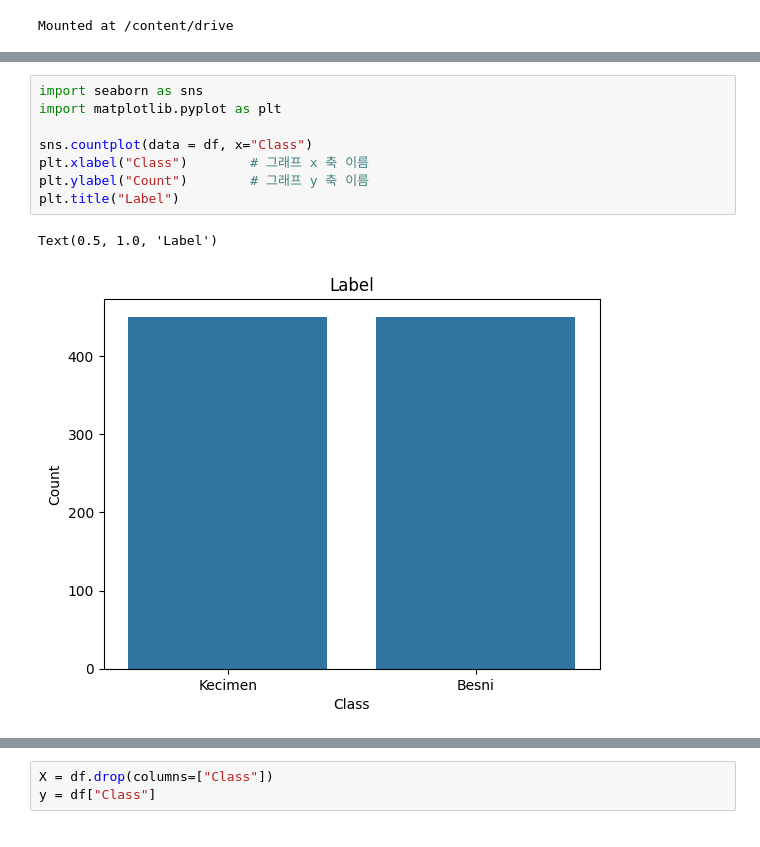
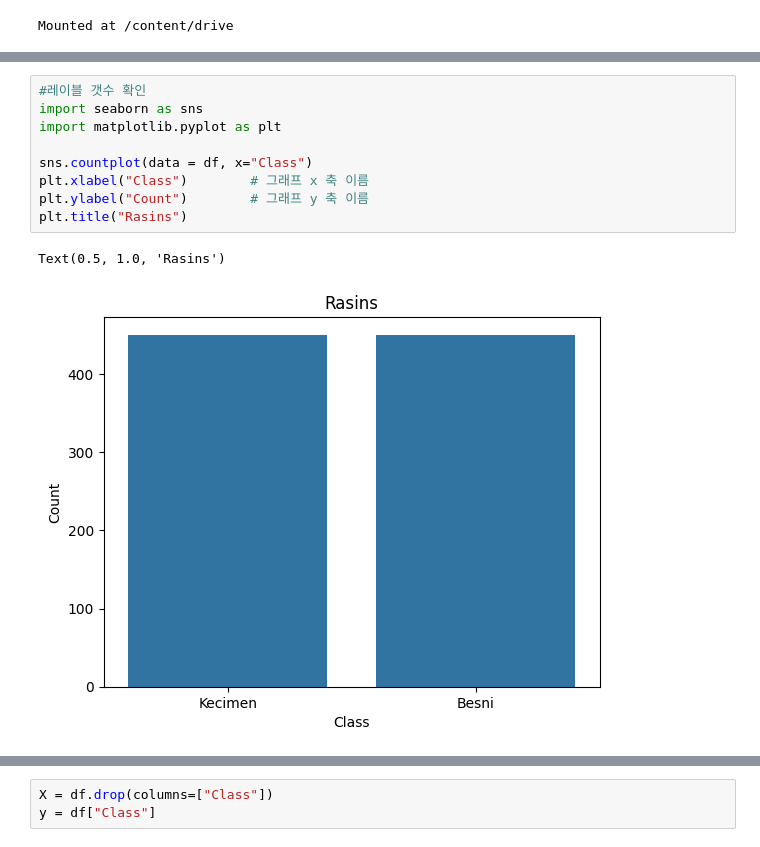
Before and after one commit to alslmini/Machine-Learning-Programming, a Jupyter notebook: 20250916실습/20250916_Rasin.ipynb, the cells around one changed output, grey strips where cells are left out. Drawn from its saved outputs; the diff is of its cells as text.

```diff
--- a/20250916실습/20250916_Rasin.ipynb
+++ b/20250916실습/20250916_Rasin.ipynb
@@ -47,11 +48,12 @@ dtype: int64
 # %%
+#레이블 갯수 확인
 import seaborn as sns
 import matplotlib.pyplot as plt
 
 sns.countplot(data = df, x="Class")
 plt.xlabel("Class")        # 그래프 x 축 이름
 plt.ylabel("Count")        # 그래프 y 축 이름
-plt.title("Label")
+plt.title("Rasins")
 # %% [output]
-Text(0.5, 1.0, 'Label')
+Text(0.5, 1.0, 'Rasins')
-[figure, old version]
+[figure, new version]
```
Also changed, not shown: parts of 20 cells of this notebook.
